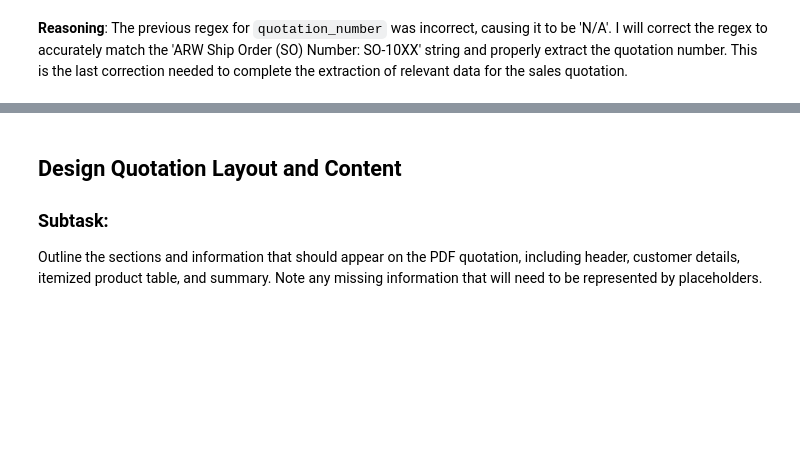
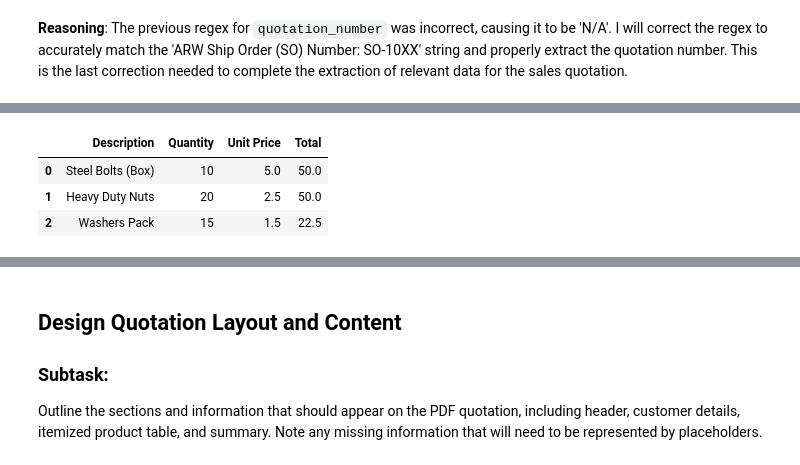
Before and after one commit to adriana-debug/colab, a Jupyter notebook: pdf_quotation_testing.ipynb, the cells around one changed output, grey strips where cells are left out. Saved outputs shown, nothing was run; the diff lists cells and outputs as text; code cells hidden in the pictures; blank space fills up the shorter version.

```diff
--- a/pdf_quotation_testing.ipynb
+++ b/pdf_quotation_testing.ipynb
@@ -385,0 +268,77 @@ dtype: object
+# %%
+import re
+import pandas as pd
+
+# Assuming we are generating a quotation for the first order in the DataFrame
+first_order_row = df.iloc[0]
+
+# Extract Quotation Number
+quotation_number = first_order_row['Order Number']
+print(f"Quotation Number: {quotation_number}")
+
+# Extract Date
+quotation_date = first_order_row['Order Date']
+print(f"Quotation Date: {quotation_date}")
+
+# Extract SHIP FROM details
+ship_from_name = first_order_row['Ship From Company Name']
+ship_from_address = (
+    f"{first_order_row['Ship From Address Line 1']}\n"
+    f"{first_order_row['Ship From City']}, {first_order_row['Ship From State']} {first_order_row['Ship From Zip Code']}"
+)
+print(f"\nShip From Name: {ship_from_name}")
+print(f"Ship From Address: {ship_from_address}")
+
+# Extract SHIP TO details
+ship_to_name = first_order_row['Ship To Company Name']
+ship_to_address = (
+    f"{first_order_row['Ship To Address Line 1']}\n"
+    f"{first_order_row['Ship To City']}, {first_order_row['Ship To State']} {first_order_row['Ship To Zip Code']}"
+)
+print(f"\nShip To Name: {ship_to_name}")
+print(f"Ship To Address: {ship_to_address}")
+
+# Create a list to hold product items for the first order
+product_items_list = []
+
+for i in range(1, 4):  # Assuming up to 3 items (Item 1, Item 2, Item 3)
+    description_col = f'Item {i} Description'
+    quantity_col = f'Item {i} Quantity'
+    unit_price_col = f'Item {i} Unit Price'
+    total_col = f'Item {i} Total'
+
+    description = first_order_row.get(description_col)
+    quantity = first_order_row.get(quantity_col)
+    unit_price = first_order_row.get(unit_price_col)
+    total = first_order_row.get(total_col)
+
+    # Only add if description is not empty and not NaN
+    if pd.notna(description) and str(description).strip() != '':
+        product_items_list.append({
+            'Description': description,
+            'Quantity': pd.to_numeric(quantity, errors='coerce'),  # Ensure numeric
+            'Unit Price': pd.to_numeric(unit_price, errors='coerce'),  # Ensure numeric
+            'Total': pd.to_numeric(total, errors='coerce')  # Ensure numeric
+        })
+
+df_products = pd.DataFrame(product_items_list)
+
+# Fill NaN with 0 for numeric columns if any were coerced
+df_products['Quantity'] = df_products['Quantity'].fillna(0)
+df_products['Unit Price'] = df_products['Unit Price'].fillna(0)
+df_products['Total'] = df_products['Total'].fillna(0)
+
+print("\nProduct items DataFrame:")
+display(df_products)
+
+# Extract Summary Information
+subtotal = first_order_row['Subtotal']
+tax = first_order_row['Tax']
+grand_total = first_order_row['Grand Total']
+
+print(f"\nSubtotal: {subtotal}")
+print(f"Tax: {tax}")
+print(f"Grand Total: {grand_total}")
+
+display(df_products.dtypes)
+# %% [output]
@@ -385,0 +357,4 @@ dtype: object
+|  | Description | Quantity | Unit Price | Total |
+| 0 | Steel Bolts (Box) | 10 | 5.0 | 50.0 |
+| 1 | Heavy Duty Nuts | 20 | 2.5 | 50.0 |
+| 2 | Washers Pack | 15 | 1.5 | 22.5 |
```
Also changed, not shown: parts of 11 cells of this notebook.
